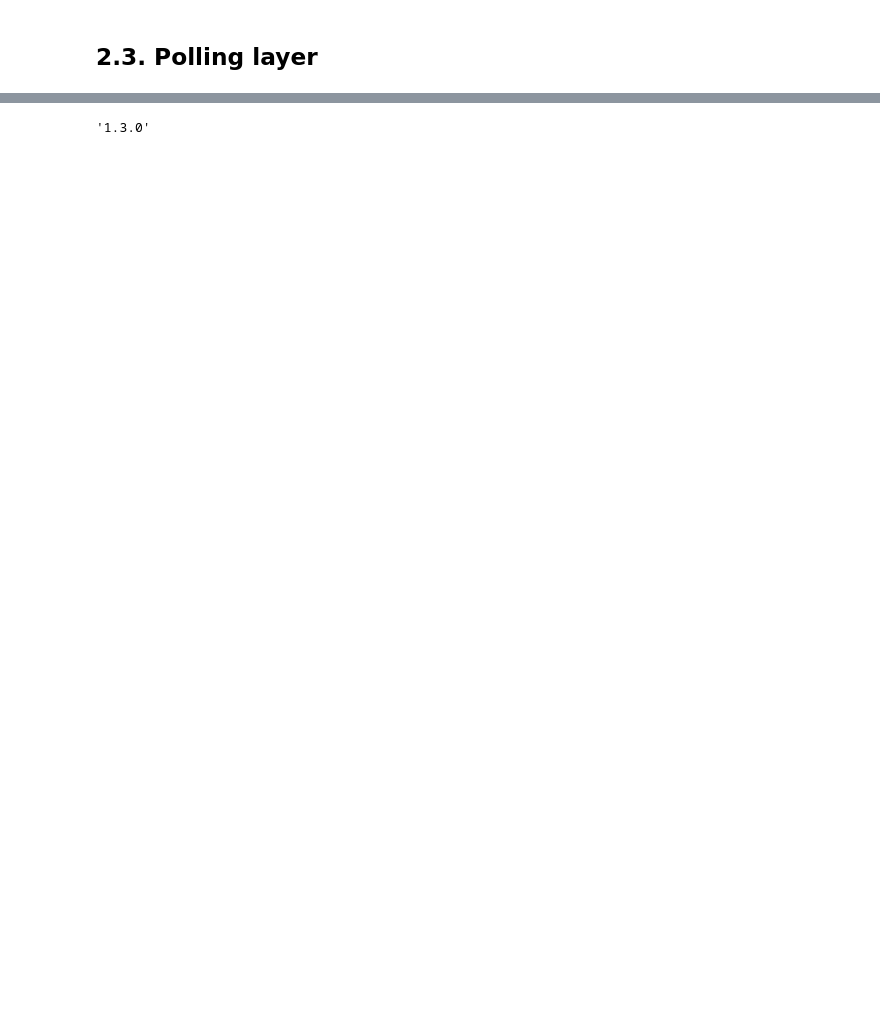
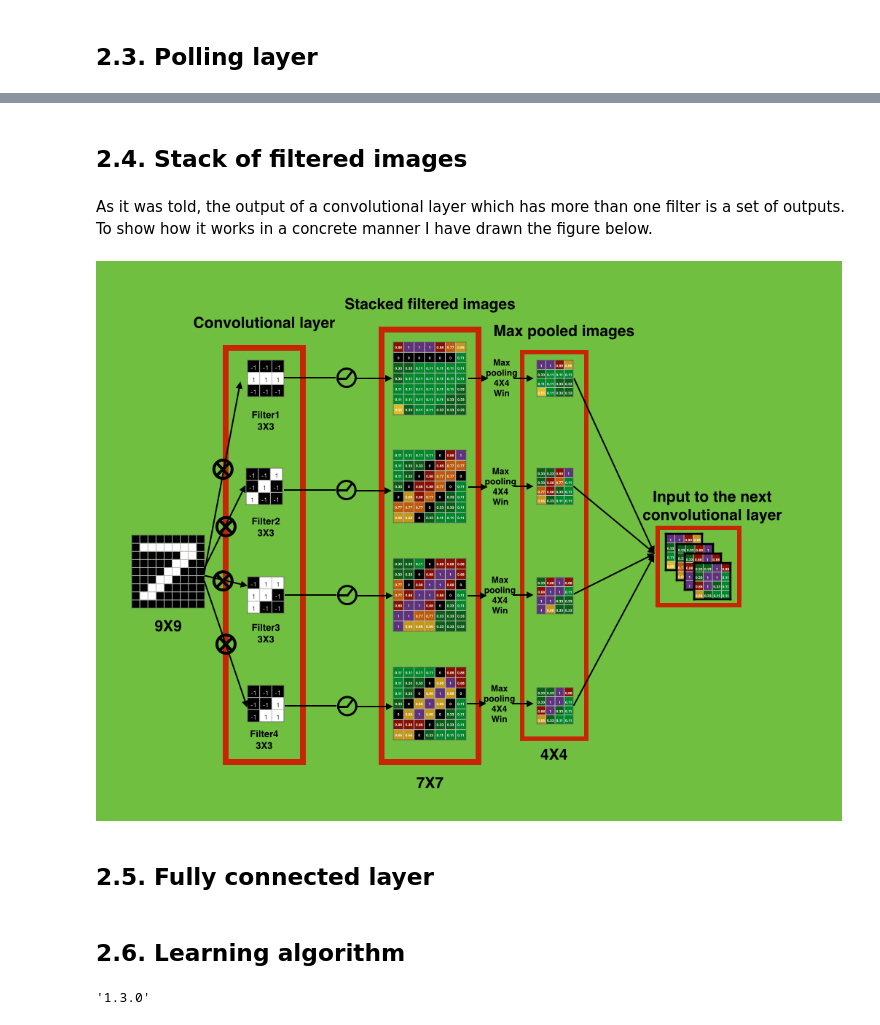
Before and after one commit to otoofim/Convolutional-Neural-Network, a Jupyter notebook: CNN tutorial.ipynb, the cells around one changed output, grey strips where cells are left out. Saved outputs shown, nothing was run; the diff lists cells and outputs as text; code cells hidden in the pictures; blank space fills up the shorter version.

```diff
--- a/CNN tutorial.ipynb
+++ b/CNN tutorial.ipynb
@@ -52,3 +67,15 @@ Image('images/RLU.png')
+# %% [markdown]
+## 2.4. Stack of filtered images
+# %% [markdown]
+As it was told, the output of a convolutional layer which has more than one filter is a set of outputs. To show how it works in a concrete manner I have drawn the figure below.
+# %%
+Image('images/cnnl.png')
+# %% [output]
+[figure, added]
+# %% [markdown]
+## 2.5. Fully connected layer
+# %% [markdown]
+## 2.6. Learning algorithm
 # %%
 %matplotlib inline
 import matplotlib.pyplot as plt
```
Also changed, not shown: parts of 28 cells of this notebook, 36 other files.
